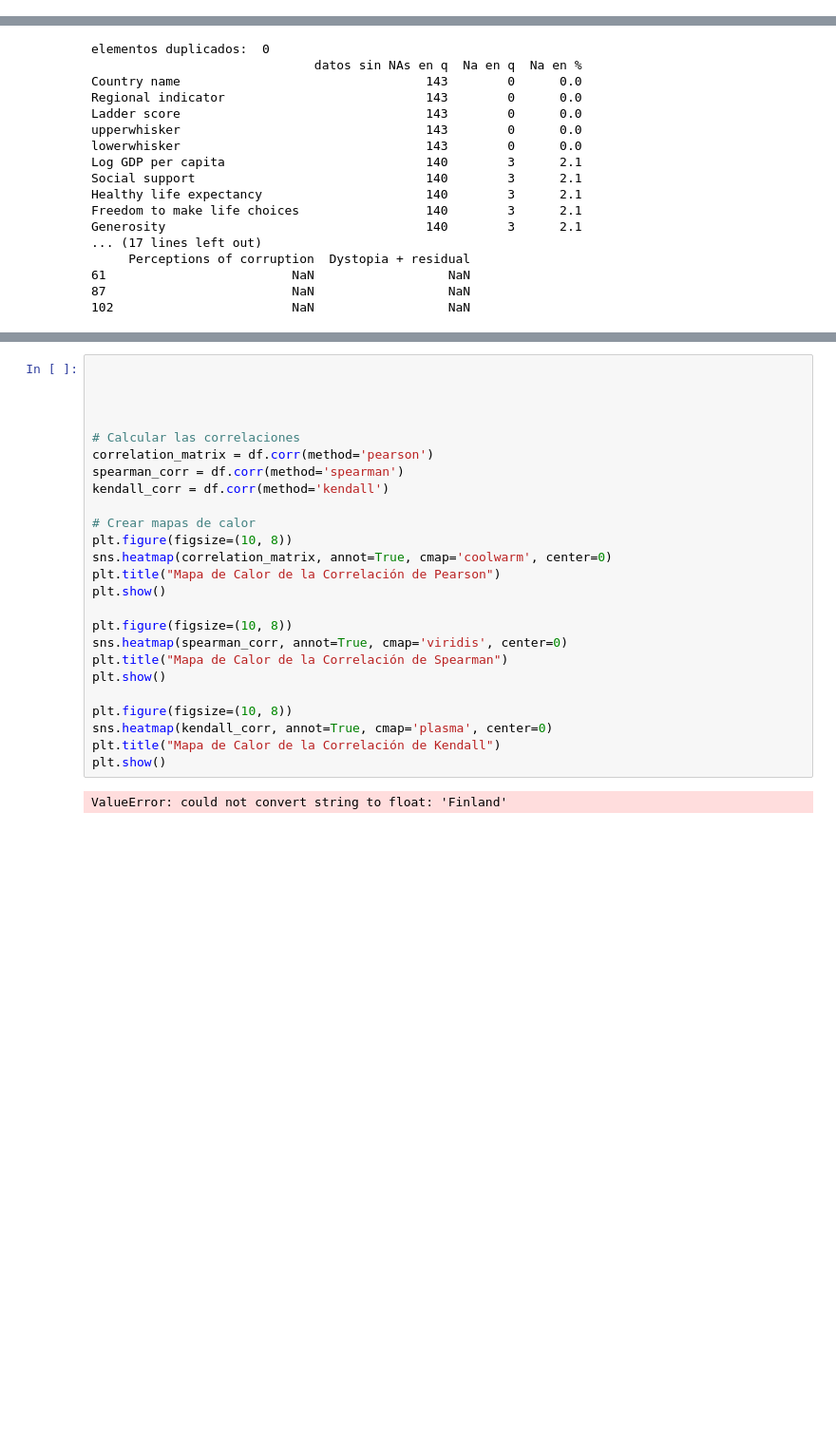
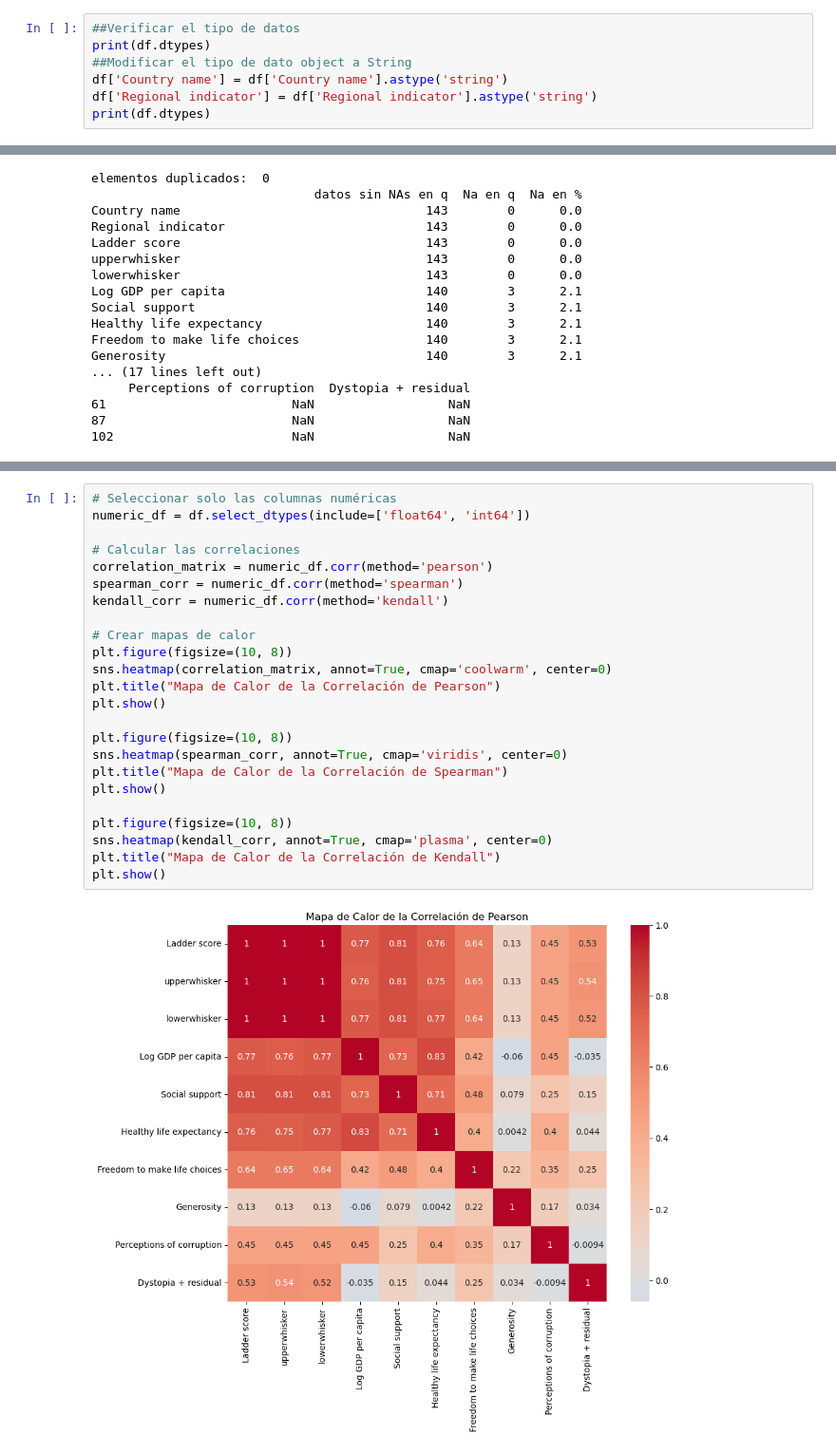
Before and after one commit to efleitasalva/bootcampo_coding_dojo_EF, a Jupyter notebook: data_science_fundamentals/correlacion_practica.ipynb, the cells around one changed output, grey strips where cells are left out. Shown at 95% size. Saved outputs shown, nothing was run; the diff lists cells and outputs as text; blank space fills up the shorter version.

```diff
--- a/data_science_fundamentals/correlacion_practica.ipynb
+++ b/data_science_fundamentals/correlacion_practica.ipynb
@@ -67,3 +67,10 @@ Data columns (total 12 columns):
 50%      0.136500                   0.120500             1.644500
 75%      0.192500                   0.193750             1.881750
 max      0.401000                   0.575000             2.998000
+# %%
+##Verificar el tipo de datos
+print(df.dtypes)
+##Modificar el tipo de dato object a String
+df['Country name'] = df['Country name'].astype('string')
+df['Regional indicator'] = df['Regional indicator'].astype('string')
+print(df.dtypes)
@@ -144,27 +170,26 @@ Dystopia + residual                          140        3      2.1
 # %%
-
-
-
+# Seleccionar solo las columnas numéricas
+numeric_df = df.select_dtypes(include=['float64', 'int64'])
 
 # Calcular las correlaciones
-correlation_matrix = df.corr(method='pearson')
-spearman_corr = df.corr(method='spearman')
-kendall_corr = df.corr(method='kendall')
+correlation_matrix = numeric_df.corr(method='pearson')
+spearman_corr = numeric_df.corr(method='spearman')
+kendall_corr = numeric_df.corr(method='kendall')
 
 # Crear mapas de calor
 plt.figure(figsize=(10, 8))
 sns.heatmap(correlation_matrix, annot=True, cmap='coolwarm', center=0)
 plt.title("Mapa de Calor de la Correlación de Pearson")
 plt.show()
 
 plt.figure(figsize=(10, 8))
 sns.heatmap(spearman_corr, annot=True, cmap='viridis', center=0)
 plt.title("Mapa de Calor de la Correlación de Spearman")
 plt.show()
 
 plt.figure(figsize=(10, 8))
 sns.heatmap(kendall_corr, annot=True, cmap='plasma', center=0)
 plt.title("Mapa de Calor de la Correlación de Kendall")
 plt.show()
 # %% [output]
-ValueError: could not convert string to float: 'Finland'
+[figure, added]
```
Also changed, not shown: parts of 3 cells of this notebook, 8 other files.
